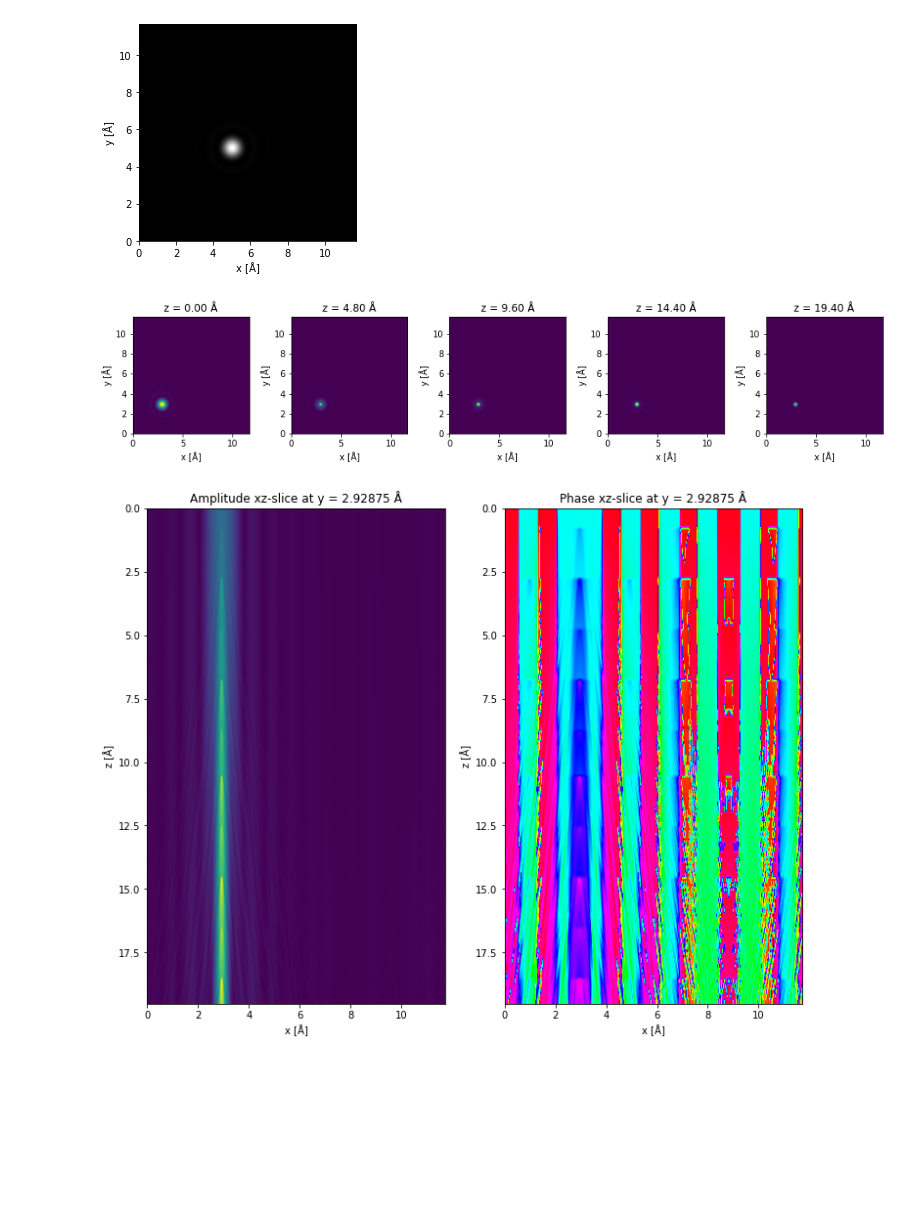
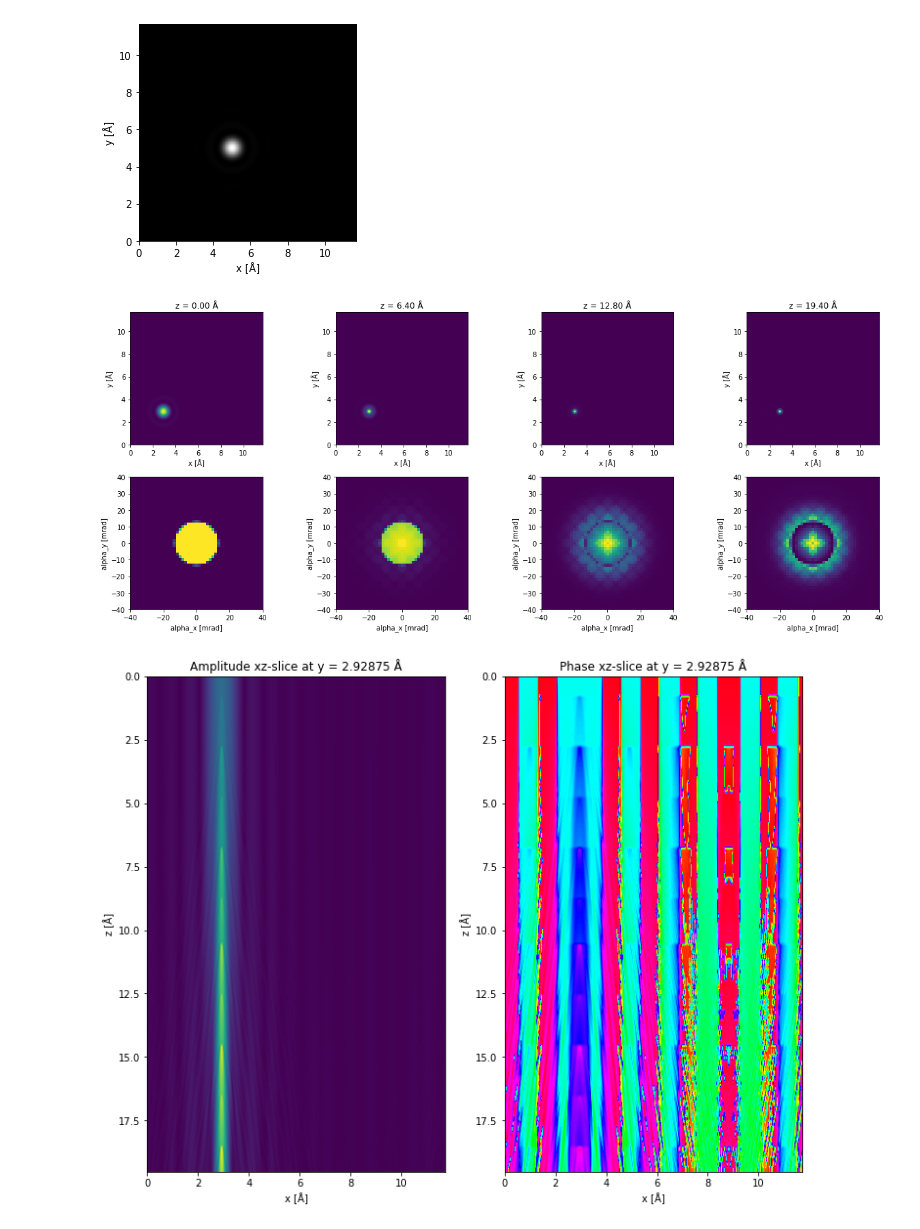
Before and after one commit to abTEM/abTEM, a Jupyter notebook: examples/other/3d_wavefunction.ipynb, the cells around one changed output. Cells and saved outputs as stored; diff of their text form; code cells hidden in the pictures; blank space fills up the shorter version.

```diff
--- a/examples/other/3d_wavefunction.ipynb
+++ b/examples/other/3d_wavefunction.ipynb
@@ -65,13 +65,19 @@ for i, potential_slice in tqdm(enumerate(potential), total=len(potential)):
         wave3d.array[j] = wave.array
         j += 1
 # %%
-n = 5
-fig, axes = plt.subplots(1, n, figsize=(16,2.5))
+n = 4
+fig, axes = plt.subplots(2, n, figsize=(17,7))
 
-for i, ax in zip(np.linspace(0, len(potential)-1, n, dtype=int), axes):
-    wave3d[i].show(cmap='viridis', ax=ax, title=f'z = {i * (save_every * potential.slice_thickness) :.2f} Å')
+for i, ax in zip(np.linspace(0, len(potential)-1, n, dtype=int), axes.T):
+    wave3d[i].intensity().show(cmap='viridis', ax=ax[0], title=f'z = {i * (save_every * potential.slice_thickness) :.2f} Å')
+    wave3d[i].diffraction_pattern().show(cmap='viridis', ax=ax[1])
+
+    ax[1].set_xlim([-40,40])
+    ax[1].set_ylim([-40,40])
+
+plt.tight_layout()
 # %% [output]
-[figure, old version]
+[figure, new version]
 # %%
 y = atoms[2].position[1]
 y_idx = int(np.round(y / wave3d.sampling[1]))# + 15
```
